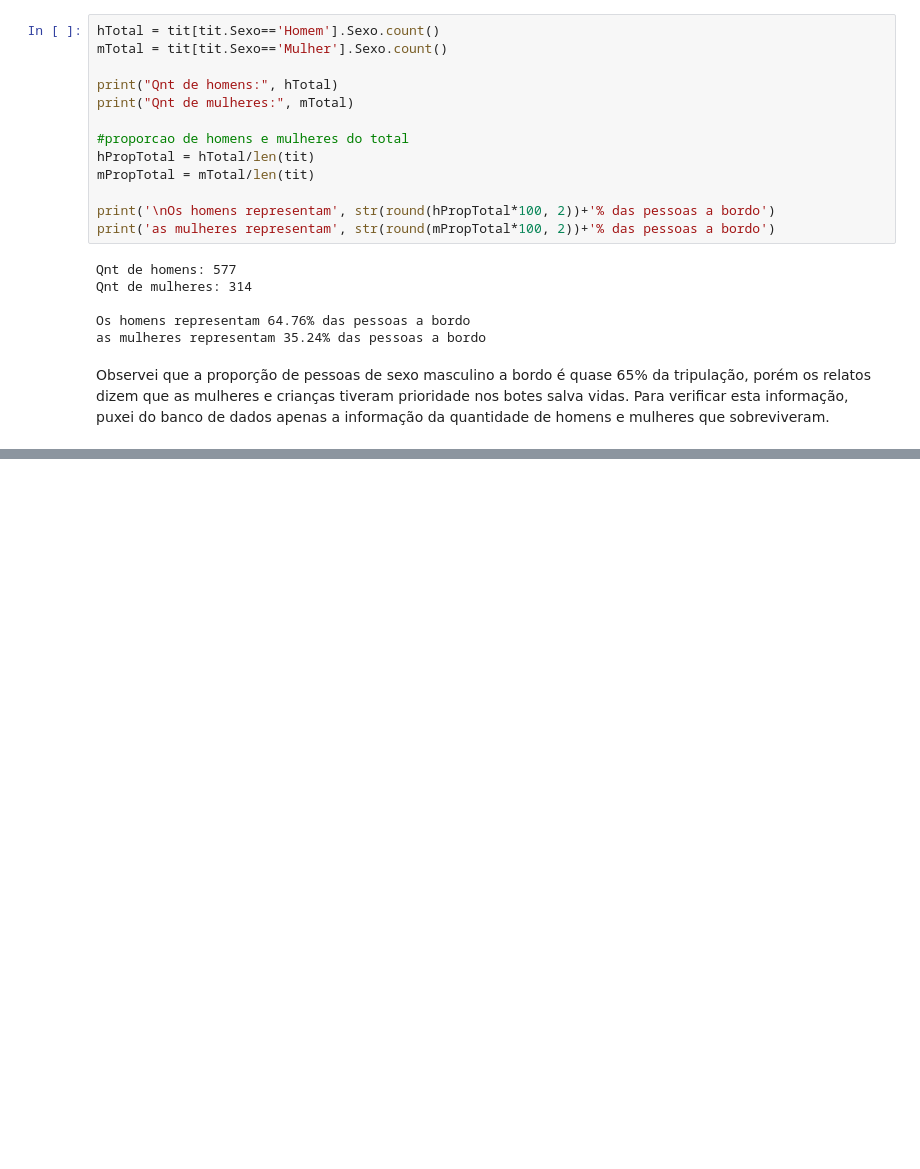
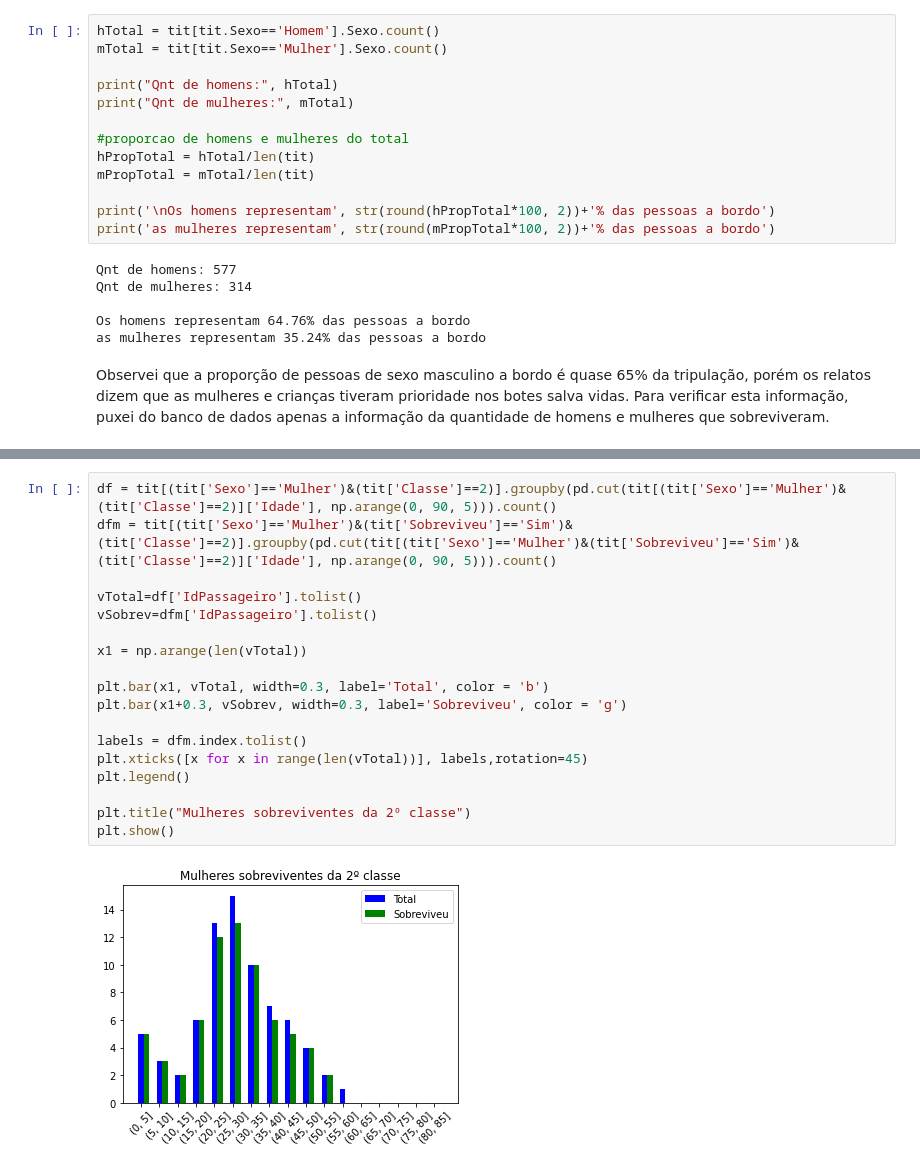
Before and after one commit to denisAlberto/AnaliseExploratoriaTitanic, a Jupyter notebook: EstudoTitanic.ipynb, the cells around one changed output, grey strips where cells are left out. Drawn from its saved outputs; the diff is of its cells as text; blank space fills up the shorter version.

```diff
--- a/EstudoTitanic.ipynb
+++ b/EstudoTitanic.ipynb
@@ -394,0 +354,20 @@ Name: Sobreviveu, dtype: int64
+# %%
+df = tit[(tit['Sexo']=='Mulher')&(tit['Classe']==2)].groupby(pd.cut(tit[(tit['Sexo']=='Mulher')&(tit['Classe']==2)]['Idade'], np.arange(0, 90, 5))).count()
+dfm = tit[(tit['Sexo']=='Mulher')&(tit['Sobreviveu']=='Sim')&(tit['Classe']==2)].groupby(pd.cut(tit[(tit['Sexo']=='Mulher')&(tit['Sobreviveu']=='Sim')&(tit['Classe']==2)]['Idade'], np.arange(0, 90, 5))).count()
+
+vTotal=df['IdPassageiro'].tolist()
+vSobrev=dfm['IdPassageiro'].tolist()
+
+x1 = np.arange(len(vTotal))
+
+plt.bar(x1, vTotal, width=0.3, label='Total', color = 'b')
+plt.bar(x1+0.3, vSobrev, width=0.3, label='Sobreviveu', color = 'g')
+
+labels = dfm.index.tolist()
+plt.xticks([x for x in range(len(vTotal))], labels,rotation=45)
+plt.legend()
+
+plt.title("Mulheres sobreviventes da 2º classe")
+plt.show()
+# %% [output]
+[figure, added]
```
Also changed, not shown: parts of 48 cells of this notebook.
